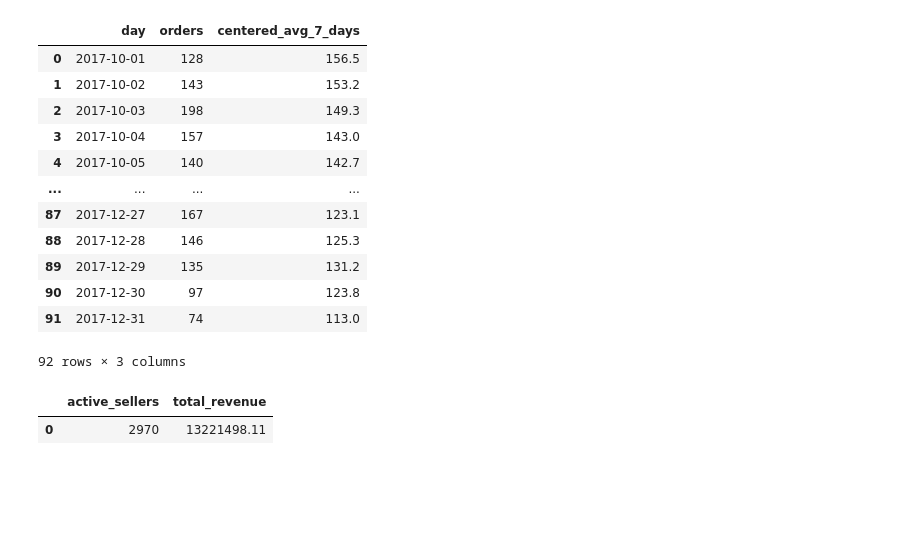
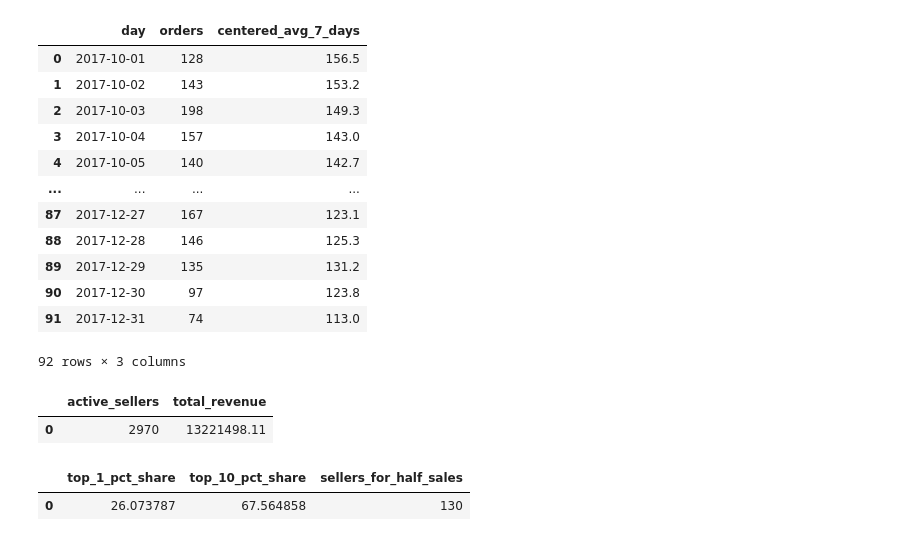
Before and after one commit to anooswajeeh2004/analytics-portfolio, a Jupyter notebook: notebooks/day-03-window-functions.ipynb, the cells around one changed output. Saved outputs shown, nothing was run; the diff lists cells and outputs as text; code cells hidden in the pictures; blank space fills up the shorter version.

```diff
--- a/notebooks/day-03-window-functions.ipynb
+++ b/notebooks/day-03-window-functions.ipynb
@@ -683,3 +678,30 @@ query("""
 # %% [output]
 |  | active_sellers | total_revenue |
 | 0 | 2970 | 13221498.11 |
+# %%
+query("""
+    WITH seller_sales AS (
+        SELECT
+            seller_id,
+            SUM(price) AS total_sales
+        FROM order_items
+        GROUP BY seller_id
+    ),
+    ranked_sellers AS (
+        SELECT
+            seller_id,
+            total_sales,
+            ROW_NUMBER() OVER (ORDER BY total_sales DESC, seller_id) AS seller_rank,
+            SUM(total_sales) OVER (ORDER BY total_sales DESC, seller_id) AS running_total,
+            SUM(total_sales) OVER () AS grand_total
+        FROM seller_sales
+    )
+    SELECT
+        MAX(CASE WHEN seller_rank <= 31 THEN running_total / grand_total * 100 END) AS top_1_pct_share,
+        MAX(CASE WHEN seller_rank <= 310 THEN running_total / grand_total * 100 END) AS top_10_pct_share,
+        MIN(CASE WHEN running_total >= grand_total / 2 THEN seller_rank END) AS sellers_for_half_sales
+    FROM ranked_sellers
+""")
+# %% [output]
+|  | top_1_pct_share | top_10_pct_share | sellers_for_half_sales |
+| 0 | 26.073787 | 67.564858 | 130 |
```
Also changed, not shown: parts of 14 cells of this notebook, 24 other files.
